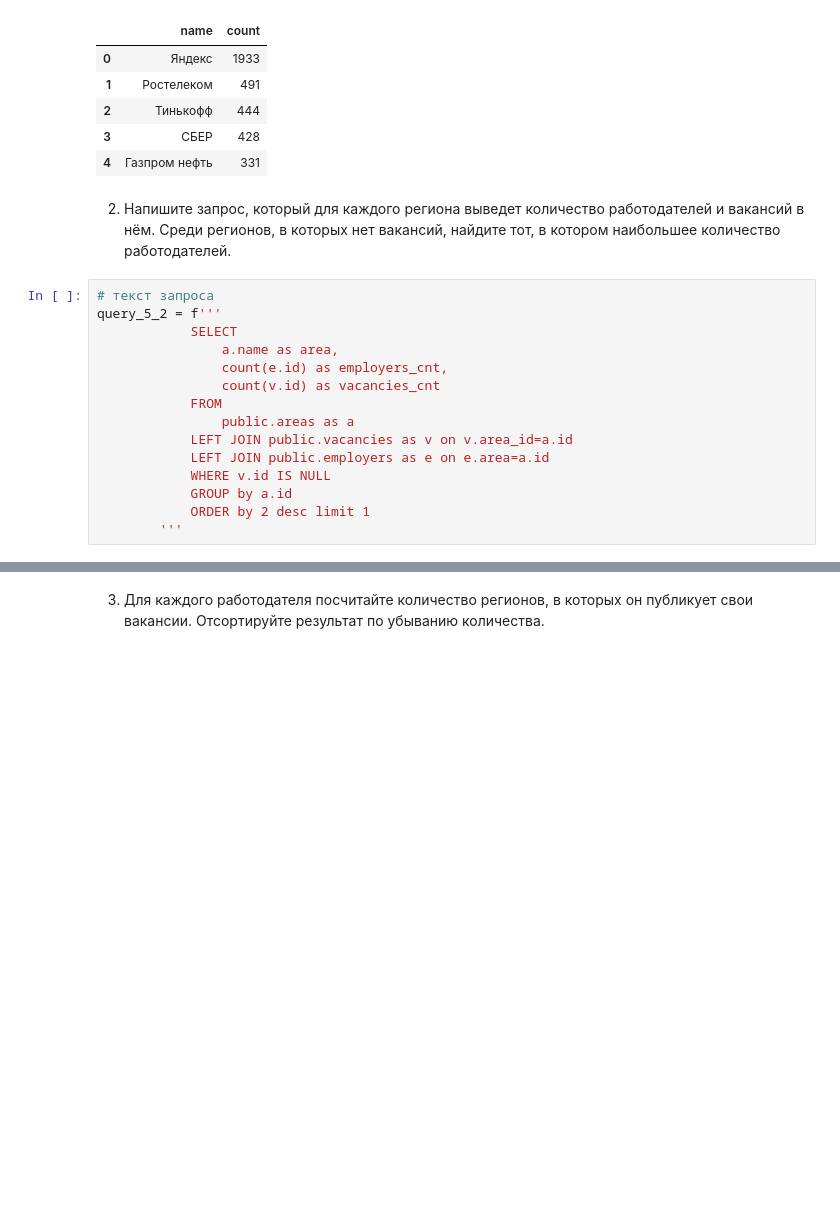
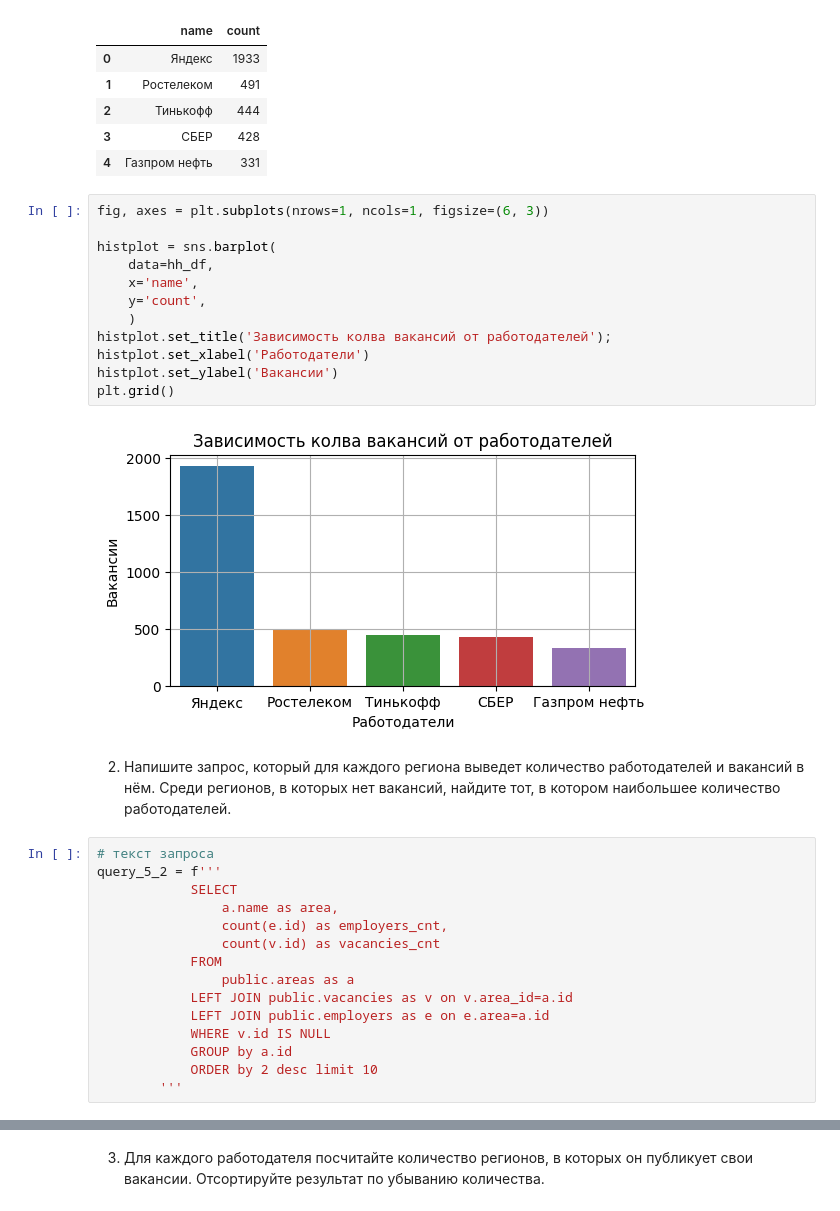
Before and after one commit to kdunaev-a10/SkillFactory-DTS, a Jupyter notebook: project_2/Project_2_headHunter.ipynb, the cells around one changed output, grey strips where cells are left out. Cells and saved outputs as stored; diff of their text form; blank space fills up the shorter version.

```diff
--- a/project_2/Project_2_headHunter.ipynb
+++ b/project_2/Project_2_headHunter.ipynb
@@ -321,6 +321,20 @@ display(hh_df)
 | 2 | Тинькофф | 444 |
 | 3 | СБЕР | 428 |
 | 4 | Газпром нефть | 331 |
+# %%
+fig, axes = plt.subplots(nrows=1, ncols=1, figsize=(6, 3))
+
+histplot = sns.barplot(
+    data=hh_df,
+    x='name',
+    y='count',
+    )
+histplot.set_title('Зависимость колва вакансий от работодателей');
+histplot.set_xlabel('Работодатели')
+histplot.set_ylabel('Вакансии')
+plt.grid()
+# %% [output]
+[figure, added]
 # %% [markdown]
 2. Напишите запрос, который для каждого региона выведет количество работодателей и вакансий в нём.
 Среди регионов, в которых нет вакансий, найдите тот, в котором наибольшее количество работодателей.
@@ -337,7 +351,7 @@ query_5_2 = f'''
             LEFT JOIN public.employers as e on e.area=a.id
             WHERE v.id IS NULL
             GROUP by a.id
-            ORDER by 2 desc limit 1
+            ORDER by 2 desc limit 10
         '''
 # %%
 # результат запроса
```
Also changed, not shown: parts of 9 cells of this notebook.
